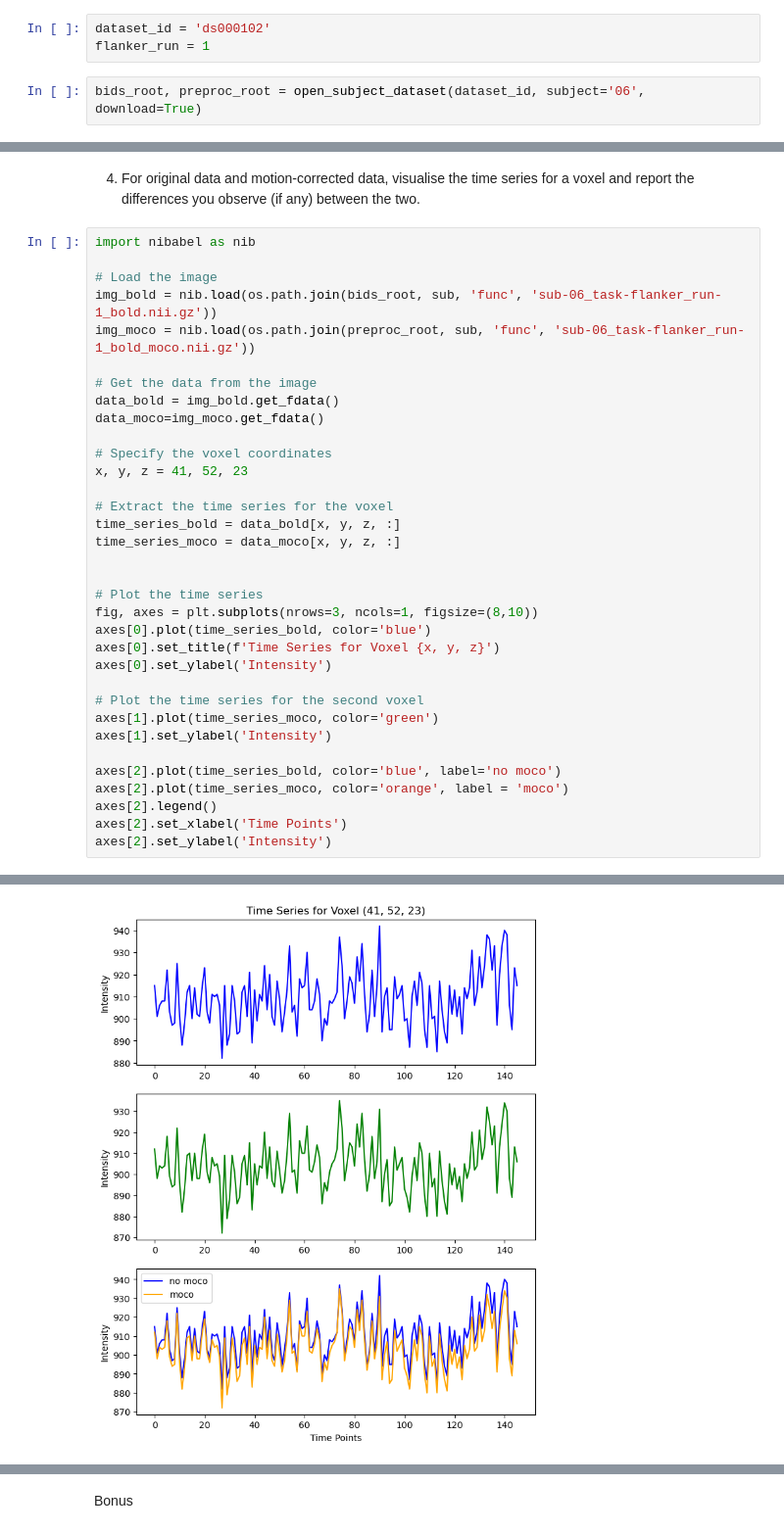
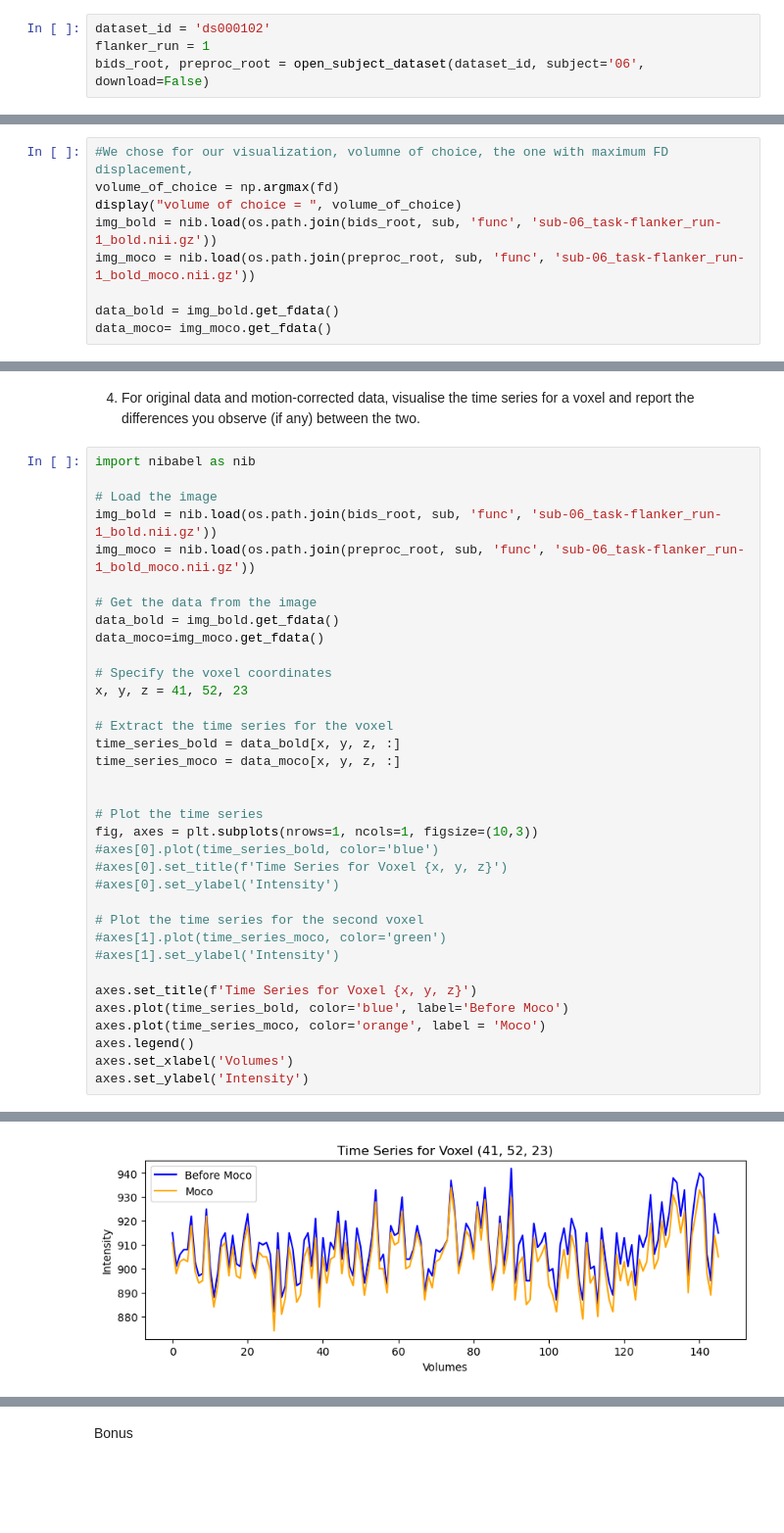
Before and after one commit to Pingsheng-Kevin/NSSP_Mini1, a Jupyter notebook: lgr.ipynb, the cells around one changed output, grey strips where cells are left out. Shown at 98% size. Saved outputs shown, nothing was run; the diff lists cells and outputs as text; blank space fills up the shorter version.

```diff
--- a/lgr.ipynb
+++ b/lgr.ipynb
@@ -104,5 +218,4 @@ def open_subject_dataset(dataset_id, subject, download = False):
 # %%
 dataset_id = 'ds000102'
 flanker_run = 1
+bids_root, preproc_root = open_subject_dataset(dataset_id, subject='06', download=False)
-# %%
-bids_root, preproc_root = open_subject_dataset(dataset_id, subject='06', download=True)
@@ -350,0 +339,9 @@ choice (other than the middle volume).
+# %%
+#We chose for our visualization, volumne of choice, the one with maximum FD displacement,
+volume_of_choice = np.argmax(fd)
+display("volume of choice = ", volume_of_choice)
+img_bold = nib.load(os.path.join(bids_root, sub, 'func', 'sub-06_task-flanker_run-1_bold.nii.gz'))
+img_moco = nib.load(os.path.join(preproc_root, sub, 'func', 'sub-06_task-flanker_run-1_bold_moco.nii.gz'))
+
+data_bold = img_bold.get_fdata()
+data_moco= img_moco.get_fdata()
@@ -353,37 +419,38 @@ choice (other than the middle volume).
 # %%
 import nibabel as nib
 
 # Load the image
 img_bold = nib.load(os.path.join(bids_root, sub, 'func', 'sub-06_task-flanker_run-1_bold.nii.gz'))
 img_moco = nib.load(os.path.join(preproc_root, sub, 'func', 'sub-06_task-flanker_run-1_bold_moco.nii.gz'))
 
 # Get the data from the image
 data_bold = img_bold.get_fdata()
 data_moco=img_moco.get_fdata()
 
 # Specify the voxel coordinates
 x, y, z = 41, 52, 23
 
 # Extract the time series for the voxel
 time_series_bold = data_bold[x, y, z, :]
 time_series_moco = data_moco[x, y, z, :]
 
 
 # Plot the time series
-fig, axes = plt.subplots(nrows=3, ncols=1, figsize=(8,10))
-axes[0].plot(time_series_bold, color='blue')
-axes[0].set_title(f'Time Series for Voxel {x, y, z}')
-axes[0].set_ylabel('Intensity')
+fig, axes = plt.subplots(nrows=1, ncols=1, figsize=(10,3))
+#axes[0].plot(time_series_bold, color='blue')
+#axes[0].set_title(f'Time Series for Voxel {x, y, z}')
+#axes[0].set_ylabel('Intensity')
 
 # Plot the time series for the second voxel
-axes[1].plot(time_series_moco, color='green')
-axes[1].set_ylabel('Intensity')
+#axes[1].plot(time_series_moco, color='green')
+#axes[1].set_ylabel('Intensity')
 
-axes[2].plot(time_series_bold, color='blue', label='no moco')
-axes[2].plot(time_series_moco, color='orange', label = 'moco')
-axes[2].legend()
-axes[2].set_xlabel('Time Points')
-axes[2].set_ylabel('Intensity')
+axes.set_title(f'Time Series for Voxel {x, y, z}')
+axes.plot(time_series_bold, color='blue', label='Before Moco')
+axes.plot(time_series_moco, color='orange', label = 'Moco')
+axes.legend()
+axes.set_xlabel('Volumes')
+axes.set_ylabel('Intensity')
 # %% [output]
 Text(0, 0.5, 'Intensity')
-[figure, old version]
+[figure, new version]
```
Also changed, not shown: parts of 63 cells of this notebook.
